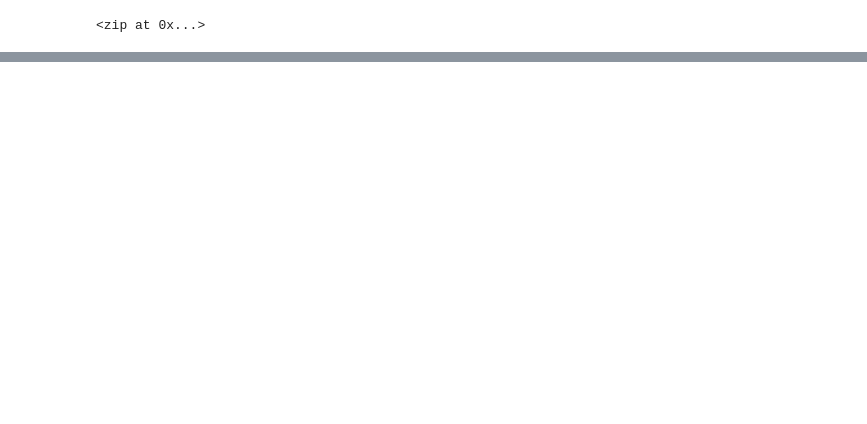
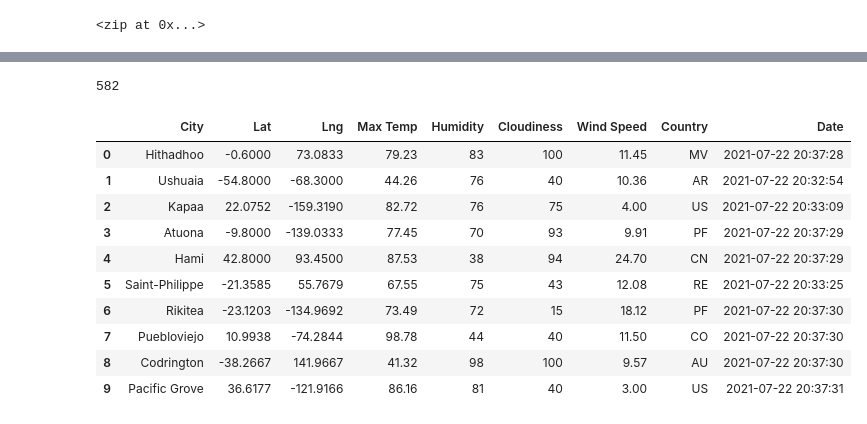
Before and after one commit to lscherger/World_Weather_Analysis, a Jupyter notebook: WeatherPy.ipynb, the cells around one changed output, grey strips where cells are left out. Cells and saved outputs as stored; diff of their text form; code cells hidden in the pictures; blank space fills up the shorter version.

```diff
--- a/WeatherPy.ipynb
+++ b/WeatherPy.ipynb
@@ -53,0 +63,3 @@ cities
+# %%
+# Starting URL for Weather Map API Call.
+url = "http://api.openweathermap.org/data/2.5/weather?units=Imperial&APPID=" + weather_api_key
@@ -53,0 +150,20 @@ cities
+# %%
+len(city_data)
+# %% [output]
+582
+# %%
+# Convert the array of dictionaries to a Pandas DataFrame.
+city_data_df = pd.DataFrame(city_data)
+city_data_df.head(10)
+# %% [output]
+|  | City | Lat | Lng | Max Temp | Humidity | Cloudiness | Wind Speed | Country | Date |
+| 0 | Hithadhoo | -0.6000 | 73.0833 | 79.23 | 83 | 100 | 11.45 | MV | 2021-07-22 20:37:28 |
+| 1 | Ushuaia | -54.8000 | -68.3000 | 44.26 | 76 | 40 | 10.36 | AR | 2021-07-22 20:32:54 |
+| 2 | Kapaa | 22.0752 | -159.3190 | 82.72 | 76 | 75 | 4.00 | US | 2021-07-22 20:33:09 |
+| 3 | Atuona | -9.8000 | -139.0333 | 77.45 | 70 | 93 | 9.91 | PF | 2021-07-22 20:37:29 |
+| 4 | Hami | 42.8000 | 93.4500 | 87.53 | 38 | 94 | 24.70 | CN | 2021-07-22 20:37:29 |
+| 5 | Saint-Philippe | -21.3585 | 55.7679 | 67.55 | 75 | 43 | 12.08 | RE | 2021-07-22 20:33:25 |
+| 6 | Rikitea | -23.1203 | -134.9692 | 73.49 | 72 | 15 | 18.12 | PF | 2021-07-22 20:37:30 |
+| 7 | Puebloviejo | 10.9938 | -74.2844 | 98.78 | 44 | 40 | 11.50 | CO | 2021-07-22 20:37:30 |
+| 8 | Codrington | -38.2667 | 141.9667 | 41.32 | 98 | 100 | 9.57 | AU | 2021-07-22 20:37:30 |
+| 9 | Pacific Grove | 36.6177 | -121.9166 | 86.16 | 81 | 40 | 3.00 | US | 2021-07-22 20:37:31 |
```
Also changed, not shown: parts of 7 cells of this notebook, 3 other files.
